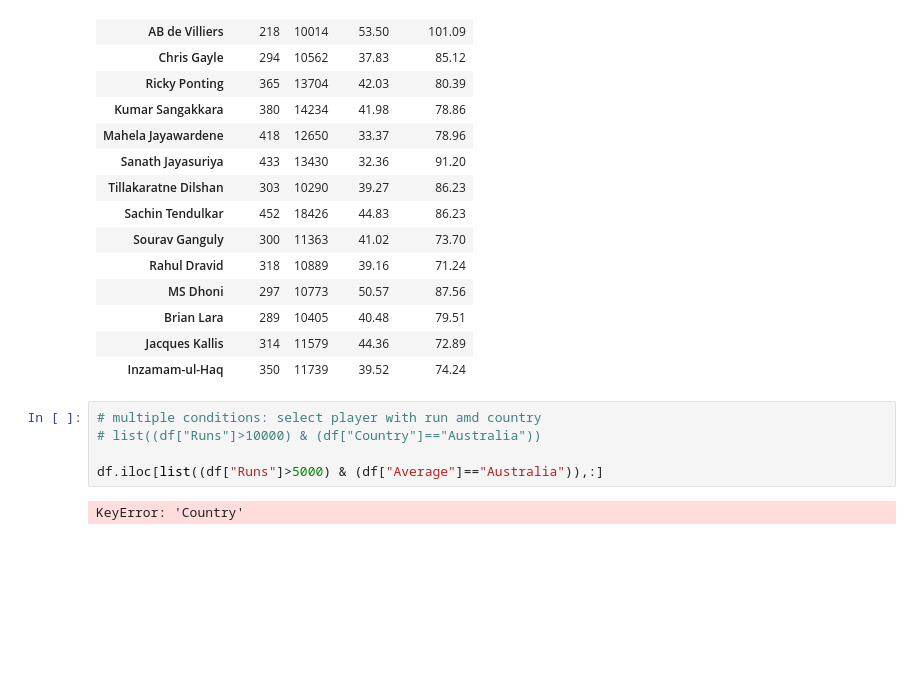
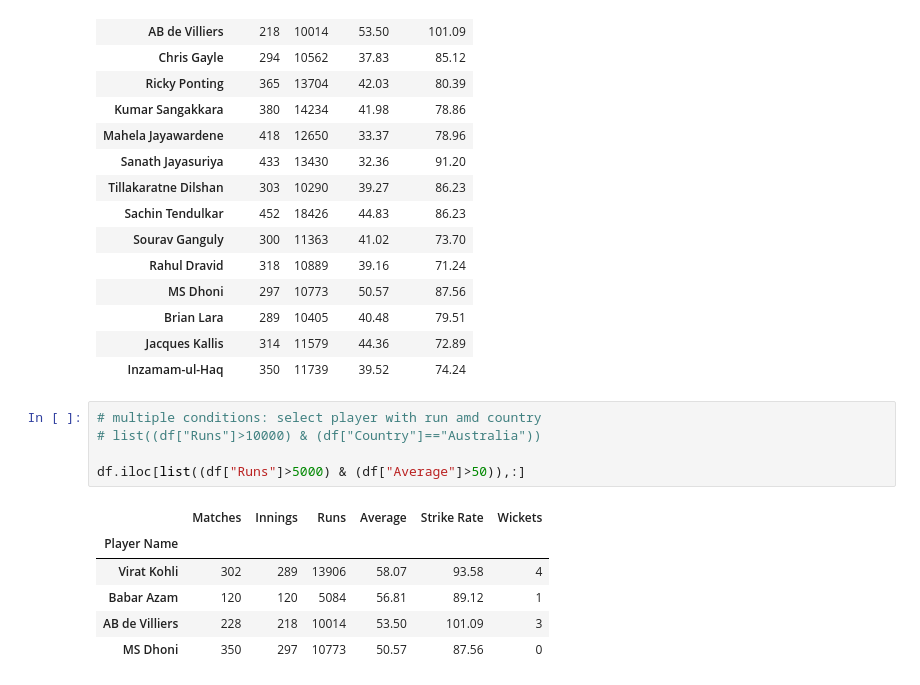
Before and after one commit to chaudharymanish6930/Data-Science, a Jupyter notebook: 05_Beginning/29_SelectingElementsByIndexPositionwithILoc().ipynb, the cells around one changed output. Saved outputs shown, nothing was run; the diff lists cells and outputs as text; blank space fills up the shorter version.

```diff
--- a/05_Beginning/29_SelectingElementsByIndexPositionwithILoc().ipynb
+++ b/05_Beginning/29_SelectingElementsByIndexPositionwithILoc().ipynb
@@ -243,7 +243,12 @@ df.iloc[list(df["Runs"]>10000), columns]
 # %%
 # multiple conditions: select player with run amd country
 # list((df["Runs"]>10000) & (df["Country"]=="Australia"))
 
-df.iloc[list((df["Runs"]>5000) & (df["Average"]=="Australia")),:]
+df.iloc[list((df["Runs"]>5000) & (df["Average"]>50)),:]
 # %% [output]
-KeyError: 'Country'
+|  | Matches | Innings | Runs | Average | Strike Rate | Wickets |
+| Player Name |  |  |  |  |  |  |
+| Virat Kohli | 302 | 289 | 13906 | 58.07 | 93.58 | 4 |
+| Babar Azam | 120 | 120 | 5084 | 56.81 | 89.12 | 1 |
+| AB de Villiers | 228 | 218 | 10014 | 53.50 | 101.09 | 3 |
+| MS Dhoni | 350 | 297 | 10773 | 50.57 | 87.56 | 0 |
```
Also changed, not shown: 2 other files.
